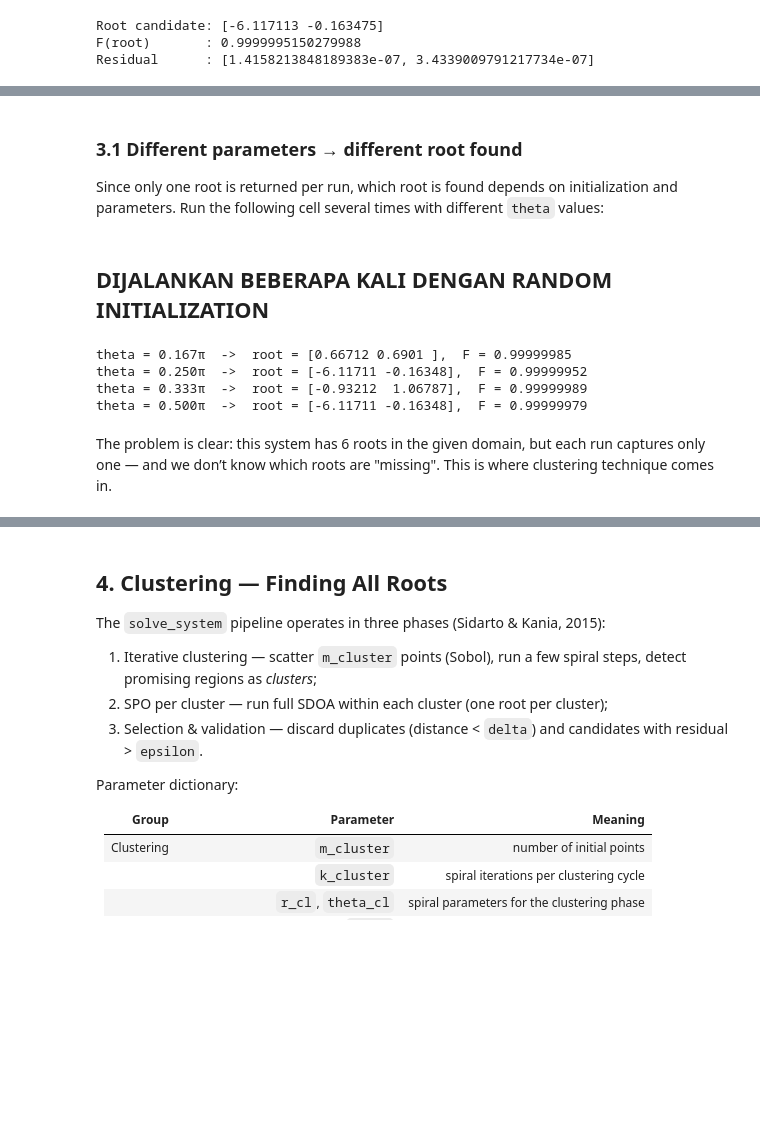
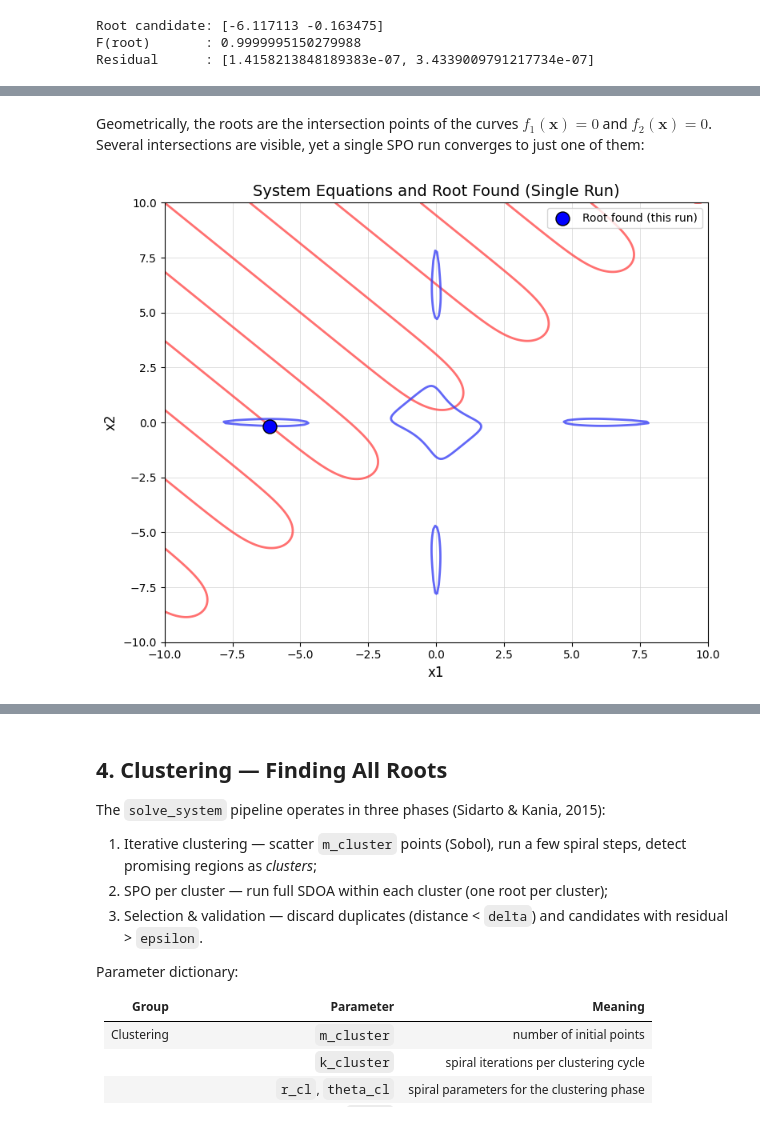
Before and after one commit to aldynugraha17/IMW26-AAA, a Jupyter notebook: azarya/Tutorial_PySNE_IMW26.ipynb, the cells around one changed output, grey strips where cells are left out. Drawn from its saved outputs; the diff is of its cells as text; code cells hidden in the pictures; blank space fills up the shorter version.

```diff
--- a/azarya/Tutorial_PySNE_IMW26.ipynb
+++ b/azarya/Tutorial_PySNE_IMW26.ipynb
@@ -156,18 +338,22 @@ Residual      : [1.4158213848189383e-07, 3.4339009791217734e-07]
-# %% [markdown]
-### 3.1 Different parameters → different root found
-
-Since only one root is returned per run, which root is found depends on initialization and parameters. Run the following cell several times with different `theta` values:
-# %% [markdown]
-## DIJALANKAN BEBERAPA KALI DENGAN RANDOM INITIALIZATION
-# %%
-for theta in [np.pi/6, np.pi/4, np.pi/3, np.pi/2]:
-    p = {'m': 200, 'r': 0.95, 'theta': theta, 'k_max': 300}
-    a, h = spiral_dynamics_optimization(fitness, domain_sne, p, return_history=True)
-    print(f"theta = {theta/np.pi:.3f}π  ->  root = {np.round(a, 5)},  F = {h[-1]:.8f}")
-# %% [output]
-theta = 0.167π  ->  root = [0.66712 0.6901 ],  F = 0.99999985
-theta = 0.250π  ->  root = [-6.11711 -0.16348],  F = 0.99999952
-theta = 0.333π  ->  root = [-0.93212  1.06787],  F = 0.99999989
-theta = 0.500π  ->  root = [-6.11711 -0.16348],  F = 0.99999979
-# %% [markdown]
-The problem is clear: this system has 6 roots in the given domain, but each run captures only one — and we don’t know which roots are "missing". This is where clustering technique comes in.
+# %% [markdown]
+Geometrically, the roots are the intersection points of the curves $f_1(\mathbf{x}) = 0$ and $f_2(\mathbf{x}) = 0$. Several intersections are visible, yet a single SPO run converges to just one of them:
+# %%
+# Plot the zero-level contour of each equation; intersections = roots
+xx, yy = np.meshgrid(np.linspace(-10, 10, 300), np.linspace(-10, 10, 300))
+
+plt.figure(figsize=(8, 6.5))
+for eq, color in zip(equations, ['#ff4d4d', '#3b42f5']):
+    Z = np.array([[eq(np.array([a, b])) for a, b in zip(rx, ry)]
+                  for rx, ry in zip(xx, yy)])
+    plt.contour(xx, yy, Z, levels=[0], colors=color, alpha=0.8, linewidths=2)
+
+plt.scatter(root[0], root[1], marker='o', facecolor='blue', edgecolor='black',
+            s=150, linewidths=1, label='Root found (this run)', zorder=10)
+plt.title('System Equations and Root Found (Single Run)', fontsize=14)
+plt.xlabel('x1', fontsize=12); plt.ylabel('x2', fontsize=12)
+plt.grid(True, color='lightgray', linestyle='-', linewidth=0.5)
+plt.legend(loc='upper right')
+plt.tight_layout()
+plt.show()
+# %% [output]
+[figure, added]
```
Also changed, not shown: parts of 37 cells of this notebook.
